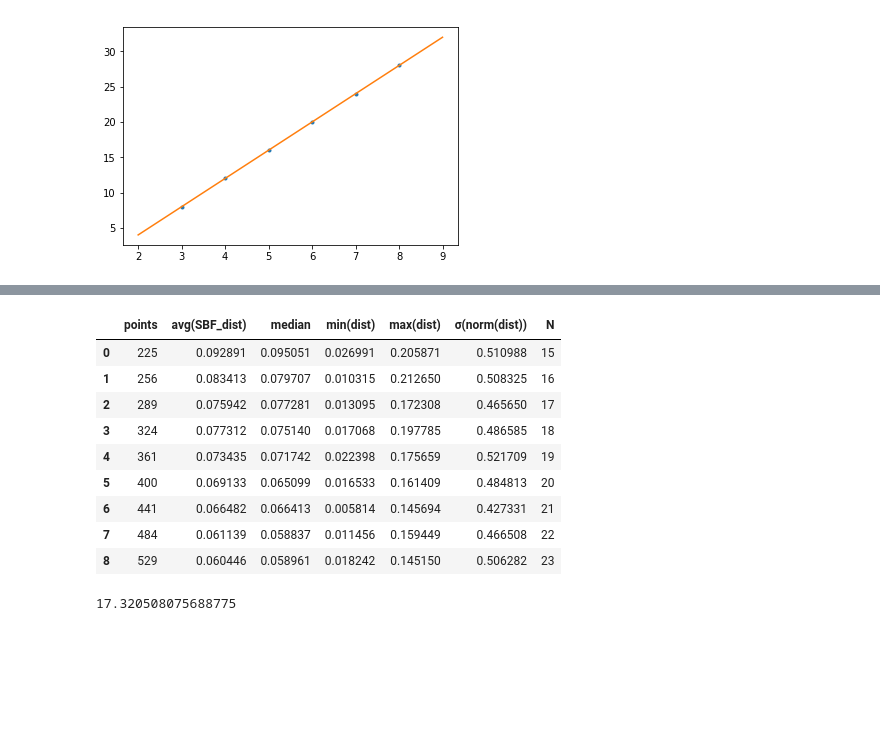
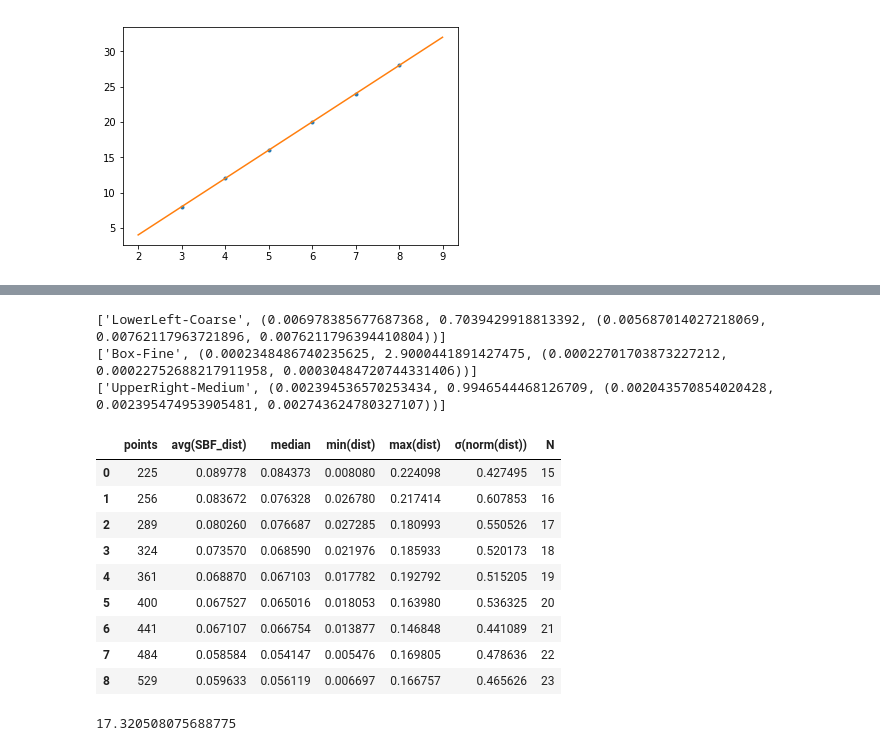
Before and after one commit to kenglish-pfi/tenebrarum_minutatim, a Jupyter notebook: unpolished/PyHacks/TracyPointDensity.ipynb, the cells around one changed output, grey strips where cells are left out. Cells and saved outputs as stored; diff of their text form; code cells hidden in the pictures; blank space fills up the shorter version.

Commit message:
TracyPointDensity with final SecondBestFriends algorithm email to Charles etc

```diff
--- a/unpolished/PyHacks/TracyPointDensity.ipynb
+++ b/unpolished/PyHacks/TracyPointDensity.ipynb
@@ -367,3 +493,14 @@ takeALookAtHullPies2()
+# %%
+# Note the test grid data is laid out in perfect increments of lat and lon near Austin.
+# So the lon distances are really half the lat distances leading to non-uniformity.
+def testSecondBestFriendLatLon():
+    for tag in testData:
+        print([tag, secondBestFriendLatLon(testData[tag])])
+testSecondBestFriendLatLon()
+# %% [output]
+['LowerLeft-Coarse', (0.006978385677687368, 0.7039429918813392, (0.005687014027218069, 0.00762117963721896, 0.0076211796394410804))]
+['Box-Fine', (0.0002348486740235625, 2.9000441891427475, (0.00022701703873227212, 0.00022752688217911958, 0.00030484720744331406))]
+['UpperRight-Medium', (0.002394536570253434, 0.9946544468126709, (0.002043570854020428, 0.002395474953905481, 0.002743624780327107))]
 # %%
 # Second Best Friend:
 #  Finds the distance of the second-closest point for every point in the dataset
@@ -412,37 +549,35 @@ def secondBestFriend(x, y):
 # %%
 def lookAtSecondBestFriend():
     tableData = []
-    xFit = []
-    yFit = []
     for i in range(15,24,1):
         x = []
         y = []
         totalPoints = i**2
         for j in range(totalPoints):
             r = math.sqrt(random.uniform(0.0, 1.0))
             theta = random.uniform(-math.pi, math.pi)
             x.append(r * math.cos(theta))
             y.append(r * math.sin(theta))
 
         sbfAvg, sbfStdD, (sbfMin, sbfMedian, sbfMax) = secondBestFriend(x, y)
 
         tableData.append([totalPoints, sbfAvg, sbfMedian, sbfMin, sbfMax, sbfStdD, i])
 
     df = pd.DataFrame(tableData, columns=['points', 'avg(SBF_dist)', 'median', 'min(dist)', 'max(dist)', 'σ(norm(dist))', 'N'])
     return df
 
 lookAtSecondBestFriend()
 # %% [output]
 |  | points | avg(SBF_dist) | median | min(dist) | max(dist) | σ(norm(dist)) | N |
-| 0 | 225 | 0.092891 | 0.095051 | 0.026991 | 0.205871 | 0.510988 | 15 |
-| 1 | 256 | 0.083413 | 0.079707 | 0.010315 | 0.212650 | 0.508325 | 16 |
-| 2 | 289 | 0.075942 | 0.077281 | 0.013095 | 0.172308 | 0.465650 | 17 |
-| 3 | 324 | 0.077312 | 0.075140 | 0.017068 | 0.197785 | 0.486585 | 18 |
-| 4 | 361 | 0.073435 | 0.071742 | 0.022398 | 0.175659 | 0.521709 | 19 |
-| 5 | 400 | 0.069133 | 0.065099 | 0.016533 | 0.161409 | 0.484813 | 20 |
-| 6 | 441 | 0.066482 | 0.066413 | 0.005814 | 0.145694 | 0.427331 | 21 |
-| 7 | 484 | 0.061139 | 0.058837 | 0.011456 | 0.159449 | 0.466508 | 22 |
-| 8 | 529 | 0.060446 | 0.058961 | 0.018242 | 0.145150 | 0.506282 | 23 |
+| 0 | 225 | 0.089778 | 0.084373 | 0.008080 | 0.224098 | 0.427495 | 15 |
+| 1 | 256 | 0.083672 | 0.076328 | 0.026780 | 0.217414 | 0.607853 | 16 |
+| 2 | 289 | 0.080260 | 0.076687 | 0.027285 | 0.180993 | 0.550526 | 17 |
+| 3 | 324 | 0.073570 | 0.068590 | 0.021976 | 0.185933 | 0.520173 | 18 |
+| 4 | 361 | 0.068870 | 0.067103 | 0.017782 | 0.192792 | 0.515205 | 19 |
+| 5 | 400 | 0.067527 | 0.065016 | 0.018053 | 0.163980 | 0.536325 | 20 |
+| 6 | 441 | 0.067107 | 0.066754 | 0.013877 | 0.146848 | 0.441089 | 21 |
+| 7 | 484 | 0.058584 | 0.054147 | 0.005476 | 0.169805 | 0.478636 | 22 |
+| 8 | 529 | 0.059633 | 0.056119 | 0.006697 | 0.166757 | 0.465626 | 23 |
 # %%
 #
 # %%
```
Also changed, not shown: parts of 15 cells of this notebook.
